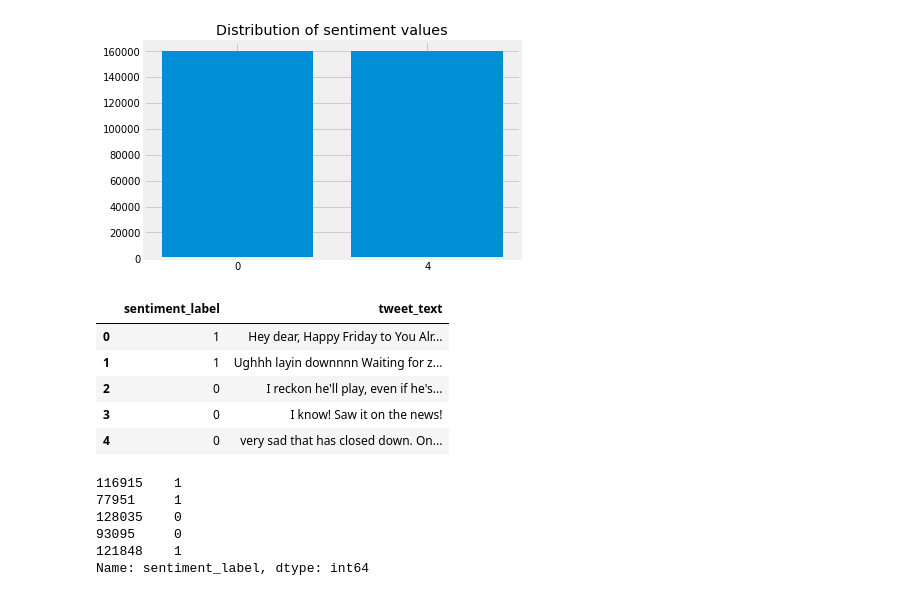
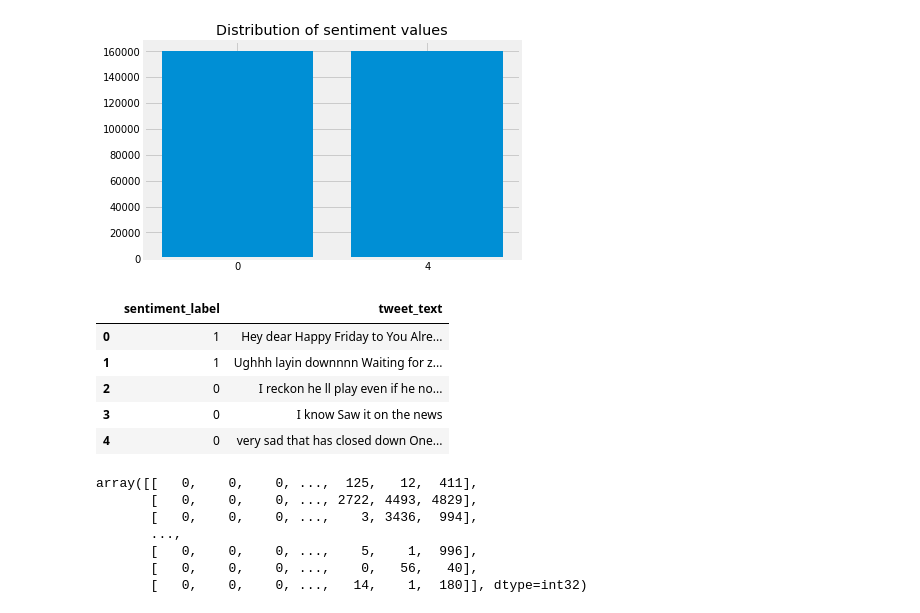
Before and after one commit to junelsolis/AAU-Machine-Learning, a Jupyter notebook: Mini Project 2/Mini Project 2.ipynb, the cells around one changed output. Cells and saved outputs as stored; diff of their text form; code cells hidden in the pictures.

```diff
--- a/Mini Project 2/Mini Project 2.ipynb
+++ b/Mini Project 2/Mini Project 2.ipynb
@@ -37,22 +38,40 @@ Null values present in tweet text: False
 # %%
 # Clean the tweets. Remove the following:
 # - URLS
 # - Hashtags
 # - Mentions
 # - Reserved words (RT, FAV)
 # - Emojis
 # - Smileys
 # - Numbers
 
+def process_tweet(tweet):
+    clean_tweet = p.clean(tweet)
+    # Remove punctuations and numbers
+    clean_tweet = re.sub('[^a-zA-Z]', ' ', clean_tweet)
+
+    # Single character removal
+    clean_tweet = re.sub(r"\s+[a-zA-Z]\s+", ' ', clean_tweet)
+
+    # Removing multiple spaces
+    clean_tweet = re.sub(r'\s+', ' ', clean_tweet)
+
+    return clean_tweet
+
+# Copy the dataset and retain the original data
 clean_data = data.copy()
-clean_data.loc[data['sentiment_label'] == 4, 'sentiment_label'] = 1
 
-clean_data['tweet_text'] = clean_data['tweet_text'].apply(lambda row: p.clean(row))
+# Convert labels to binary
+clean_data.loc[clean_data['sentiment_label'] == 4, 'sentiment_label'] = 1
+
+# Process tweets
+clean_data['tweet_text'] = clean_data['tweet_text'].apply(lambda row: process_tweet(row))
+
 clean_data.head()
 # %% [output]
 |  | sentiment_label | tweet_text |
-| 0 | 1 | Hey dear, Happy Friday to You Alr... |
+| 0 | 1 | Hey dear Happy Friday to You Alre... |
 | 1 | 1 | Ughhh layin downnnn Waiting for z... |
-| 2 | 0 | I reckon he'll play, even if he's... |
-| 3 | 0 | I know! Saw it on the news! |
-| 4 | 0 | very sad that has closed down. On... |
+| 2 | 0 | I reckon he ll play even if he no... |
+| 3 | 0 | I know Saw it on the news |
+| 4 | 0 | very sad that has closed down One... |
@@ -59,11 +88,14 @@ clean_data.head()
 # %%
 # Split the dataset into training and test
 from sklearn.model_selection import train_test_split
-X_train, X_test, y_train, y_test = train_test_split(clean_data.drop(columns=['sentiment_label']), clean_data['sentiment_label'], test_size=0.2)
+X_train, X_test, y_train, y_test = train_test_split(X, clean_data['sentiment_label'], test_size=0.2)
+
+X_train
 # %% [output]
-116915    1
-77951     1
-128035    0
-93095     0
-121848    1
-Name: sentiment_label, dtype: int64
+array([[   0,    0,    0, ...,  125,   12,  411],
+       [   0,    0,    0, ..., 2722, 4493, 4829],
+       [   0,    0,    0, ...,    3, 3436,  994],
+       ...,
+       [   0,    0,    0, ...,    5,    1,  996],
+       [   0,    0,    0, ...,    0,   56,   40],
+       [   0,    0,    0, ...,   14,    1,  180]], dtype=int32)
```
Also changed, not shown: parts of 4 cells of this notebook.
